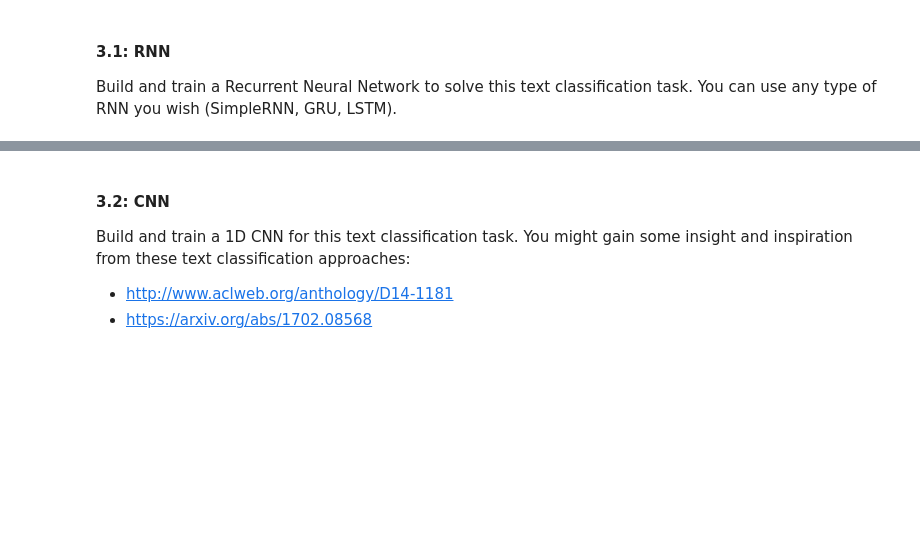
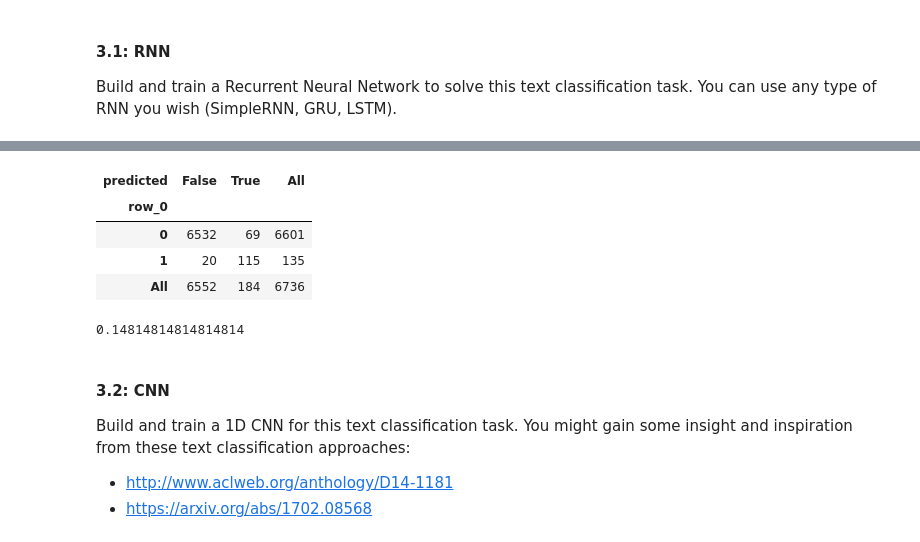
Before and after one commit to kgedney/anly590-homework, a Jupyter notebook: hw2.ipynb, the cells around one changed output, grey strips where cells are left out. Drawn from its saved outputs; the diff is of its cells as text; code cells hidden in the pictures; blank space fills up the shorter version.

```diff
--- a/hw2.ipynb
+++ b/hw2.ipynb
@@ -383,7 +387,7 @@ sequence_results.shape
 (67353, 86)
 # %%
 # split test and train
-x_train, x_test, y_train, y_test = train_test_split(sequence_results, class_array, test_size=0.25, random_state=480)
+x_train, x_test, y_train, y_test = train_test_split(sequence_results, class_array, test_size=0.10, random_state=480)
 # %%
 # classes are very imbalanced, so define variable class_weights that can be passed during training
 from sklearn.utils import class_weight
@@ -400,5 +400,23 @@ rnn_model.add(Dense(2, activation="softmax"))
+# %%
+model_r = Sequential()
+
+# add embedding layer
+model_r.add(Embedding(max_features=44,
+                      embedding_dims=22,
+                      input_length=maxlen))
+model_r.add(Dropout(0.2))
+
+# add rnn layer
+model_r.add(LSTM(128, input_shape=(maxlen, 44)))
+
+# output layer, binary classification
+model_r.add(Dense(1, activation="sigmoid"))
 # %%
-rnn_model.compile(optimizer="rmsprop", loss="binary_crossentropy", metrics=["acc"])
+model_r.compile(optimizer="rmsprop", loss="binary_crossentropy", metrics=["acc"])
 # %%
-rnn_model.fit(x_train, y_train, epochs=5, batch_size=128)
+model_r.fit(x_train, y_train,
+            batch_size=64,
+            epochs=5,
+            validation_data=(x_test, y_test),
+            class_weight=class_weights)
 # %% [output]
@@ -406,3 +440,20 @@ ValueError: Error when checking input: expected lstm_4_input to have 3 dimension
+# %%
+# check confusion matrix
+y_test_preds_r       = model_r.predict(x_test, batch_size=64)
+y_test_preds_class = y_test_preds_r > 0.5
+
+pd.crosstab(y_test, y_test_preds_class[:,0], colnames=['predicted'], margins=True)
+# %% [output]
+| predicted | False | True | All |
+| row_0 |  |  |  |
+| 0 | 6532 | 69 | 6601 |
+| 1 | 20 | 115 | 135 |
+| All | 6552 | 184 | 6736 |
+# %%
+# compute false negative rate  (bad urls that get through)
+20/135
+# %% [output]
+0.14814814814814814
 # %% [markdown]
 #### 3.2: CNN
 Build and train a 1D CNN for this text classification task. You might gain some insight and inspiration from these text classification approaches:
```
Also changed, not shown: parts of 15 cells of this notebook.
